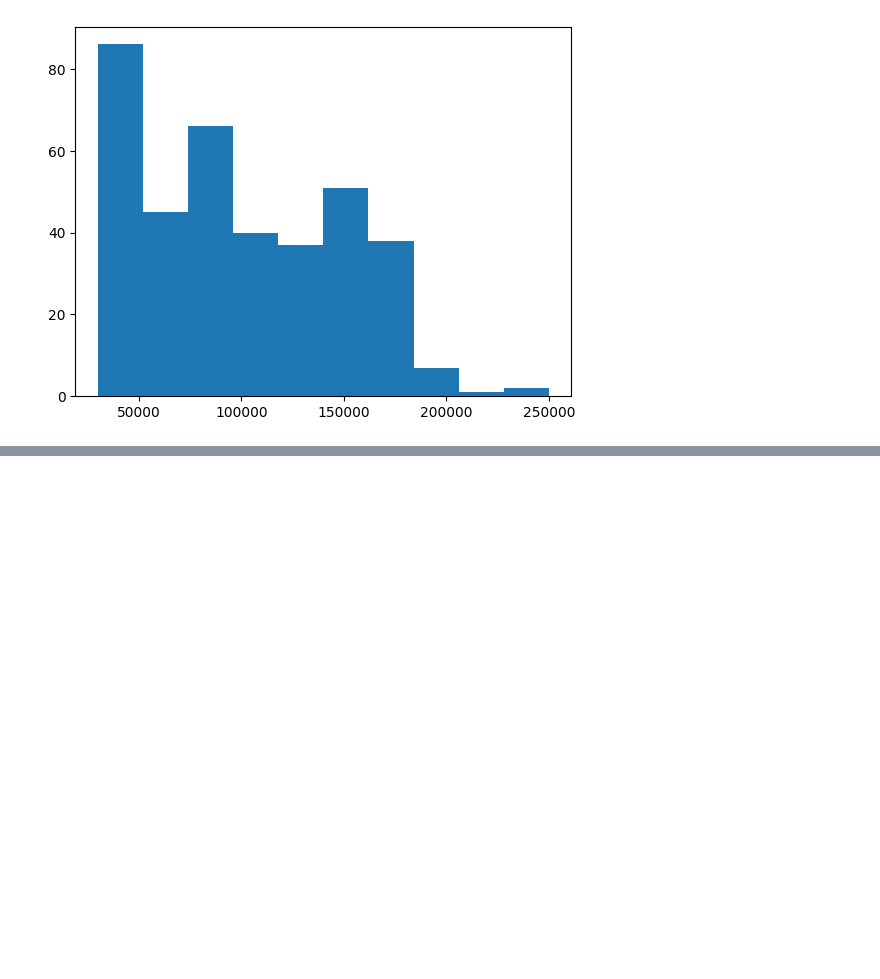
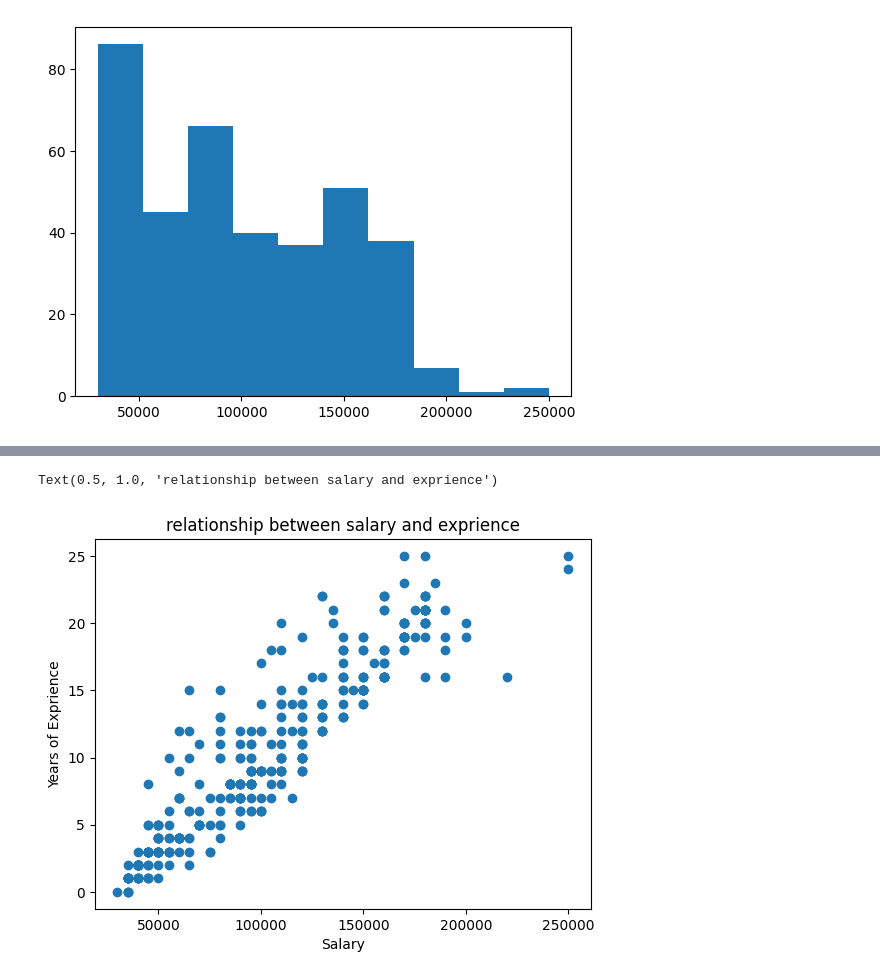
Before and after one commit to Sarajml98/salary-data-analysis, a Jupyter notebook: salary.ipynb, the cells around one changed output, grey strips where cells are left out. Drawn from its saved outputs; the diff is of its cells as text; code cells hidden in the pictures; blank space fills up the shorter version.

```diff
--- a/salary.ipynb
+++ b/salary.ipynb
@@ -546,0 +555,8 @@ plt.hist(df["Salary"])
+# %%
+plt.scatter(df["Salary"], df["Years of Experience"])
+plt.xlabel("Salary")
+plt.ylabel("Years of Exprience")
+plt.title("relationship between salary and exprience")
+# %% [output]
+Text(0.5, 1.0, 'relationship between salary and exprience')
+[figure, added]
```
Also changed, not shown: parts of 1 cell of this notebook.
